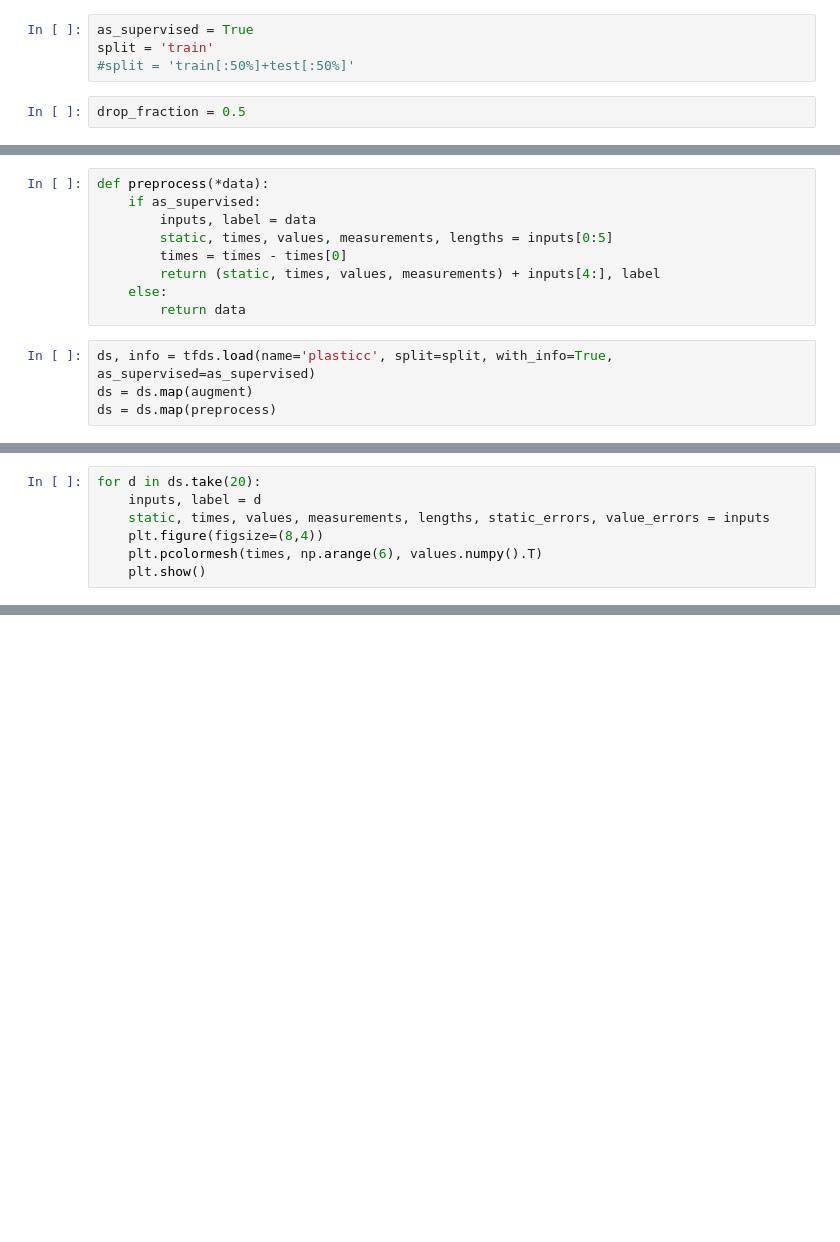
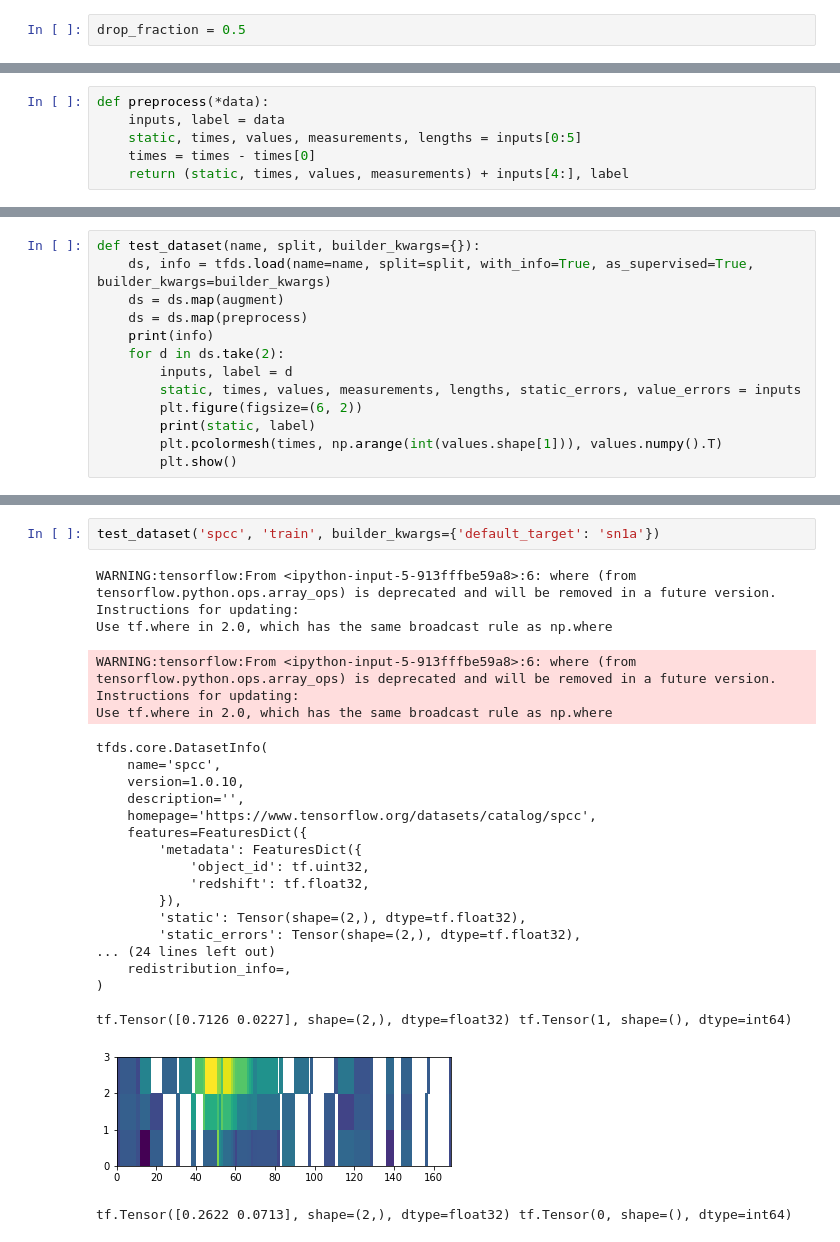
Before and after one commit to adammoss/astro_ts_datasets, a Jupyter notebook: examples/dataset.ipynb, the cells around one changed output, grey strips where cells are left out. Saved outputs shown, nothing was run; the diff lists cells and outputs as text; blank space fills up the shorter version.

Commit message:
Allow for specific target

```diff
--- a/examples/dataset.ipynb
+++ b/examples/dataset.ipynb
@@ -13,9 +18,5 @@ import medical_ts_datasets
 # %%
 tf.compat.v1.enable_eager_execution()
-# %%
-as_supervised = True
-split = 'train'
-#split = 'train[:50%]+test[:50%]'
 # %%
 drop_fraction = 0.5
 # %%
@@ -36,13 +34,6 @@ def augment(*data):
 # %%
 def preprocess(*data):
-    if as_supervised:
-        inputs, label = data
-        static, times, values, measurements, lengths = inputs[0:5]
-        times = times - times[0]
-        return (static, times, values, measurements) + inputs[4:], label
-    else:
-        return data
+    inputs, label = data
+    static, times, values, measurements, lengths = inputs[0:5]
+    times = times - times[0]
+    return (static, times, values, measurements) + inputs[4:], label
-# %%
-ds, info = tfds.load(name='plasticc', split=split, with_info=True, as_supervised=as_supervised)
-ds = ds.map(augment)
-ds = ds.map(preprocess)
@@ -69,7 +40,13 @@ tfds.core.DatasetInfo(
 # %%
-for d in ds.take(20):
-    inputs, label = d
-    static, times, values, measurements, lengths, static_errors, value_errors = inputs
-    plt.figure(figsize=(8,4))
-    plt.pcolormesh(times, np.arange(6), values.numpy().T)
-    plt.show()
+def test_dataset(name, split, builder_kwargs={}):
+    ds, info = tfds.load(name=name, split=split, with_info=True, as_supervised=True, builder_kwargs=builder_kwargs)
+    ds = ds.map(augment)
+    ds = ds.map(preprocess)
+    print(info)
+    for d in ds.take(2):
+        inputs, label = d
+        static, times, values, measurements, lengths, static_errors, value_errors = inputs
+        plt.figure(figsize=(6, 2))
+        print(static, label)
+        plt.pcolormesh(times, np.arange(int(values.shape[1])), values.numpy().T)
+        plt.show()
@@ -89,0 +53,28 @@ for d in ds.take(20):
+# %%
+test_dataset('spcc', 'train', builder_kwargs={'default_target': 'sn1a'})
+# %% [output]
+WARNING:tensorflow:From <ipython-input-5-913fffbe59a8>:6: where (from tensorflow.python.ops.array_ops) is deprecated and will be removed in a future version.
+Instructions for updating:
+Use tf.where in 2.0, which has the same broadcast rule as np.where
+WARNING:tensorflow:From <ipython-input-5-913fffbe59a8>:6: where (from tensorflow.python.ops.array_ops) is deprecated and will be removed in a future version.
+Instructions for updating:
+Use tf.where in 2.0, which has the same broadcast rule as np.where
+tfds.core.DatasetInfo(
+    name='spcc',
+    version=1.0.10,
+    description='',
+    homepage='https://www.tensorflow.org/datasets/catalog/spcc',
+    features=FeaturesDict({
+        'metadata': FeaturesDict({
+            'object_id': tf.uint32,
+            'redshift': tf.float32,
+        }),
+        'static': Tensor(shape=(2,), dtype=tf.float32),
+        'static_errors': Tensor(shape=(2,), dtype=tf.float32),
+... (24 lines left out)
+    redistribution_info=,
+)
+
+tf.Tensor([0.7126 0.0227], shape=(2,), dtype=float32) tf.Tensor(1, shape=(), dtype=int64)
+[figure, added]
+tf.Tensor([0.2622 0.0713], shape=(2,), dtype=float32) tf.Tensor(0, shape=(), dtype=int64)
```
Also changed, not shown: parts of 8 cells of this notebook, 5 other files.
